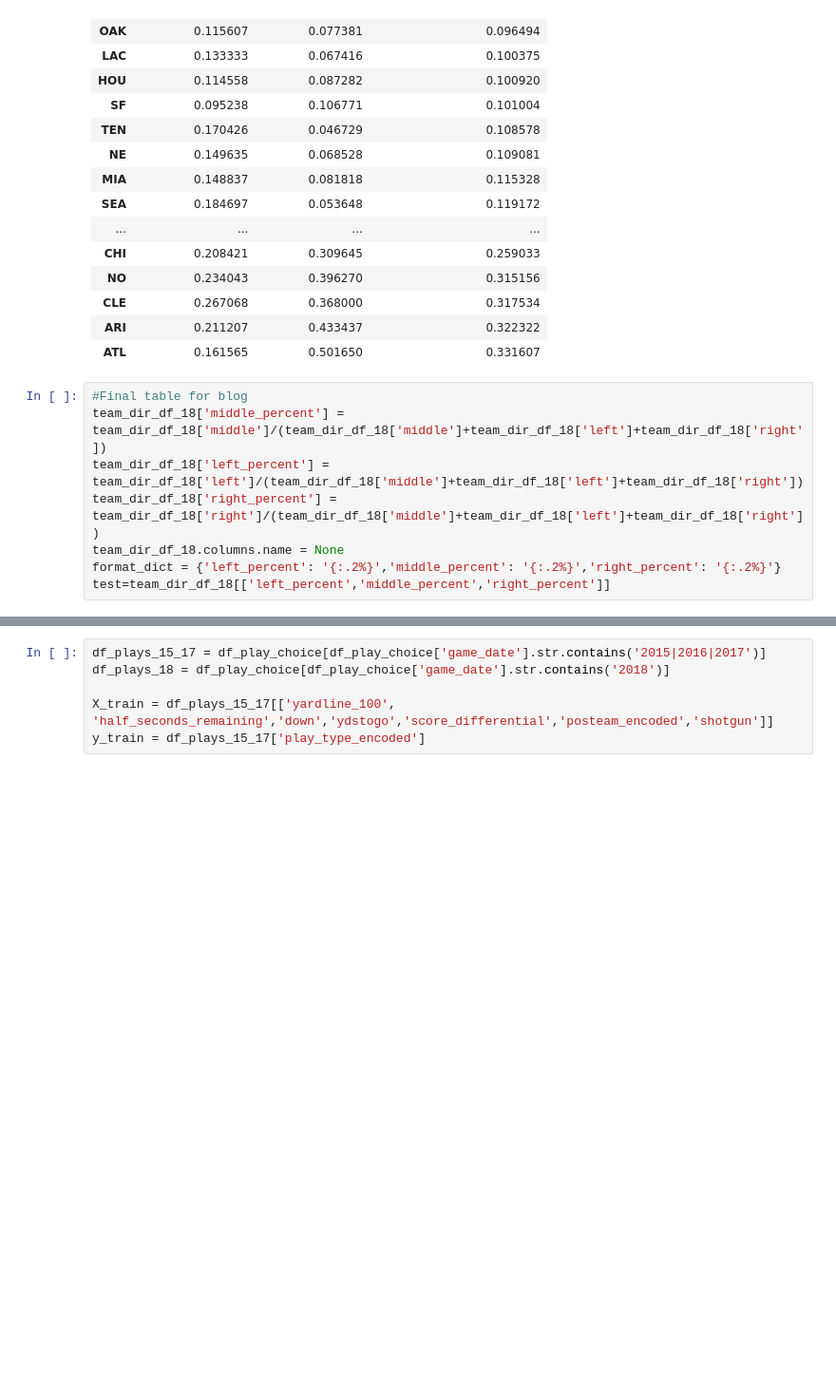
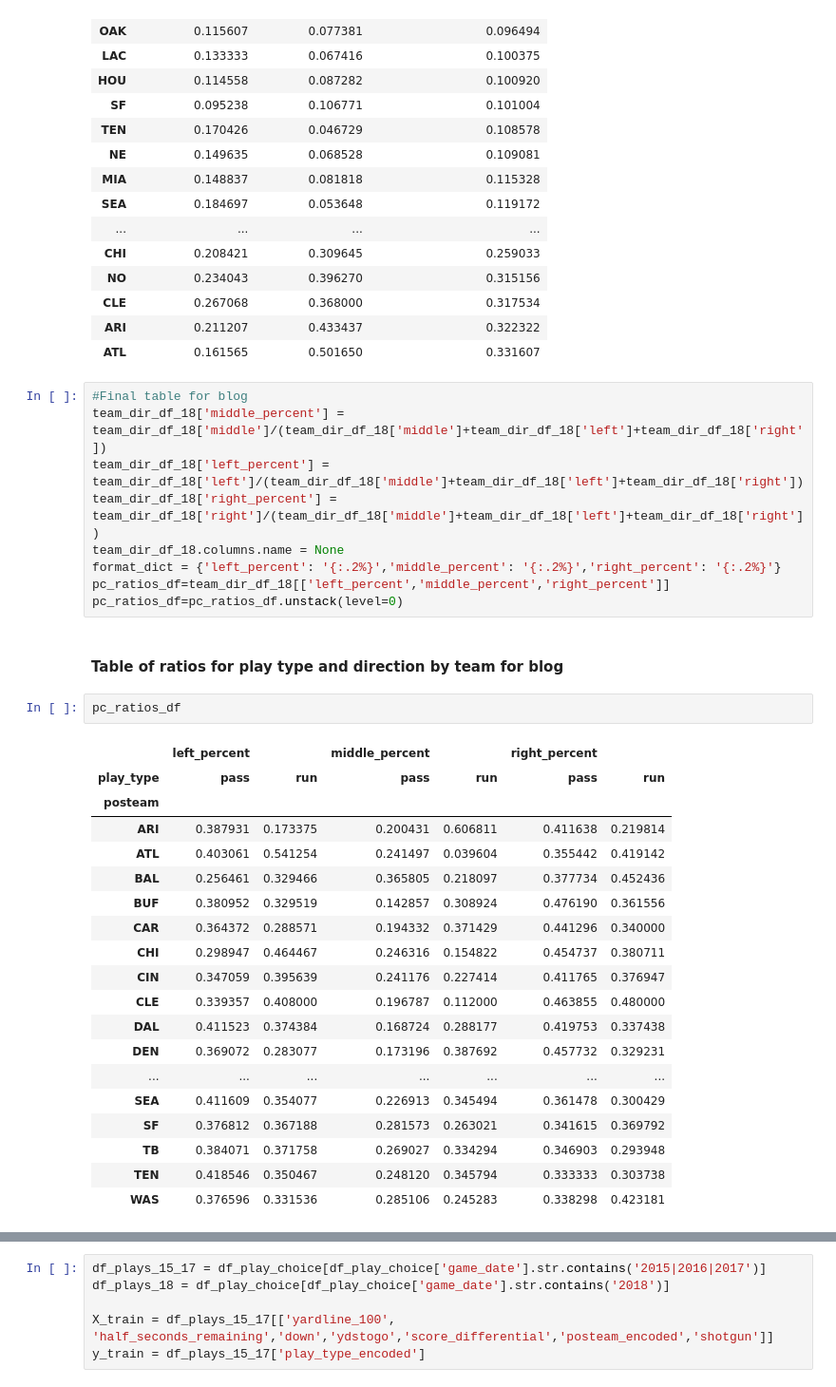
Before and after one commit to pspatel2/nfl_play_by_play_research, a Jupyter notebook: NFL_Play_by_Play_Analysis.ipynb, the cells around one changed output, grey strips where cells are left out. Shown at 95% size. Drawn from its saved outputs; the diff is of its cells as text; blank space fills up the shorter version.

```diff
--- a/NFL_Play_by_Play_Analysis.ipynb
+++ b/NFL_Play_by_Play_Analysis.ipynb
@@ -357,4 +373,29 @@ team_dir_df_18['left_percent'] = team_dir_df_18['left']/(team_dir_df_18['middle'
 team_dir_df_18['right_percent'] = team_dir_df_18['right']/(team_dir_df_18['middle']+team_dir_df_18['left']+team_dir_df_18['right'])
 team_dir_df_18.columns.name = None
 format_dict = {'left_percent': '{:.2%}','middle_percent': '{:.2%}','right_percent': '{:.2%}'}
-test=team_dir_df_18[['left_percent','middle_percent','right_percent']]
+pc_ratios_df=team_dir_df_18[['left_percent','middle_percent','right_percent']]
+pc_ratios_df=pc_ratios_df.unstack(level=0)
+# %% [markdown]
+#### Table of ratios for play type and direction by team for blog
+# %%
+pc_ratios_df
+# %% [output]
+|  | left_percent |  | middle_percent |  | right_percent |  |
+| play_type | pass | run | pass | run | pass | run |
+| posteam |  |  |  |  |  |  |
+| ARI | 0.387931 | 0.173375 | 0.200431 | 0.606811 | 0.411638 | 0.219814 |
+| ATL | 0.403061 | 0.541254 | 0.241497 | 0.039604 | 0.355442 | 0.419142 |
+| BAL | 0.256461 | 0.329466 | 0.365805 | 0.218097 | 0.377734 | 0.452436 |
+| BUF | 0.380952 | 0.329519 | 0.142857 | 0.308924 | 0.476190 | 0.361556 |
+| CAR | 0.364372 | 0.288571 | 0.194332 | 0.371429 | 0.441296 | 0.340000 |
+| CHI | 0.298947 | 0.464467 | 0.246316 | 0.154822 | 0.454737 | 0.380711 |
+| CIN | 0.347059 | 0.395639 | 0.241176 | 0.227414 | 0.411765 | 0.376947 |
+| CLE | 0.339357 | 0.408000 | 0.196787 | 0.112000 | 0.463855 | 0.480000 |
+| DAL | 0.411523 | 0.374384 | 0.168724 | 0.288177 | 0.419753 | 0.337438 |
+| DEN | 0.369072 | 0.283077 | 0.173196 | 0.387692 | 0.457732 | 0.329231 |
+| ... | ... | ... | ... | ... | ... | ... |
+| SEA | 0.411609 | 0.354077 | 0.226913 | 0.345494 | 0.361478 | 0.300429 |
+| SF | 0.376812 | 0.367188 | 0.281573 | 0.263021 | 0.341615 | 0.369792 |
+| TB | 0.384071 | 0.371758 | 0.269027 | 0.334294 | 0.346903 | 0.293948 |
+| TEN | 0.418546 | 0.350467 | 0.248120 | 0.345794 | 0.333333 | 0.303738 |
+| WAS | 0.376596 | 0.331536 | 0.285106 | 0.245283 | 0.338298 | 0.423181 |
```
Also changed, not shown: parts of 73 cells of this notebook.
